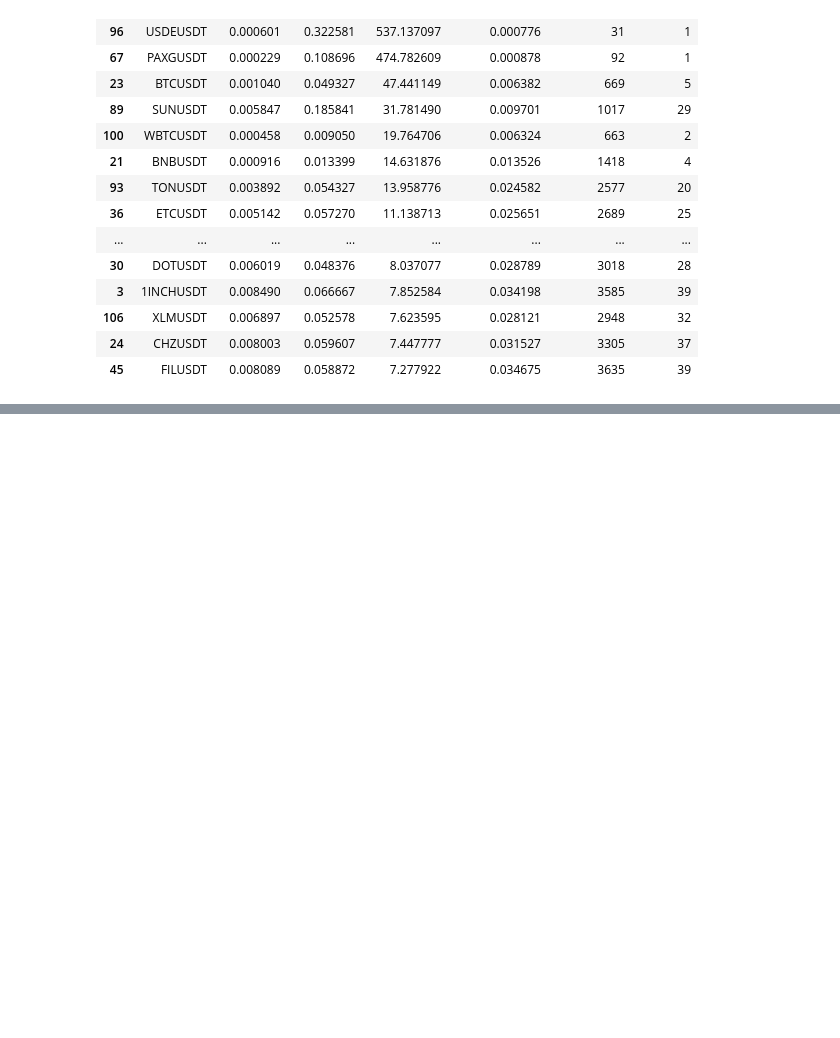
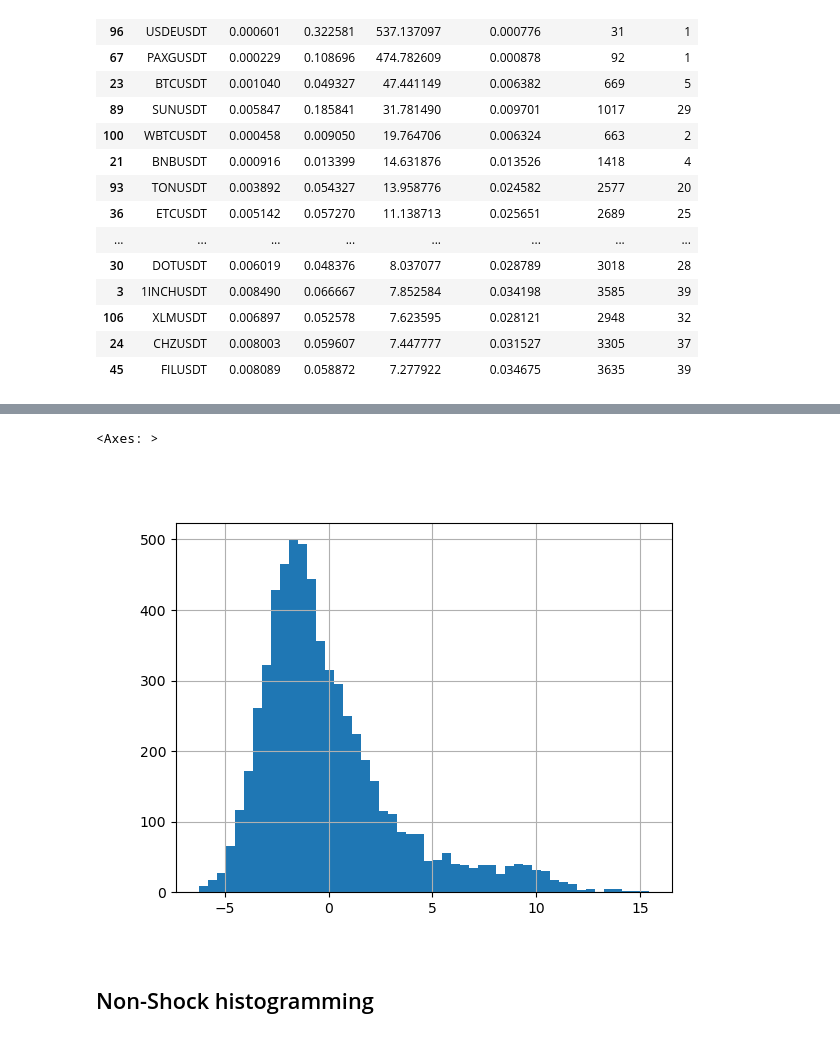
Before and after one commit to eycewind/binbot, a Jupyter notebook: rvol-compression-breakout-v3.ipynb, the cells around one changed output, grey strips where cells are left out. Drawn from its saved outputs; the diff is of its cells as text; code cells hidden in the pictures; blank space fills up the shorter version.

```diff
--- a/rvol-compression-breakout-v3.ipynb
+++ b/rvol-compression-breakout-v3.ipynb
@@ -1275,0 +1328,36 @@ prob_df.sort_values("instability_rate")
+# %%
+import numpy as np
+import pandas as pd
+
+rows = []
+
+for _, ev in events.iterrows():
+    sym = ev["symbol"]
+    ts  = ev["event_ts"]
+
+    df = dfs.get(sym)
+    if df is None:
+        continue
+
+    feats = extract_pre_shock_features(df, ts)
+    if feats is None:
+        continue
+
+    feats["symbol"]   = sym
+    feats["event_ts"] = ts
+
+    rows.append(feats)
+
+event_features_df = pd.DataFrame(rows)
+event_features_df.set_index(["symbol", "event_ts"], inplace=True)
+# %%
+for col in ["vol_ratio", "atr_ratio", "entropy", "volume_ratio"]:
+    event_features_df[f"z_{col}"] = (
+        event_features_df[col] - event_features_df[col].mean()
+    ) / event_features_df[col].std()
+
+event_features_df["compression_score"] = (
+    event_features_df[["z_vol_ratio", "z_atr_ratio",
+                       "z_entropy", "z_volume_ratio"]]
+    .sum(axis=1)
+)
@@ -1275,0 +1390,7 @@ prob_df.sort_values("instability_rate")
+# %%
+event_features_df["compression_score"].hist(bins=50)
+# %% [output]
+<Axes: >
+[figure, added]
+# %% [markdown]
+## Non-Shock histogramming
```
Also changed, not shown: parts of 23 cells of this notebook.
